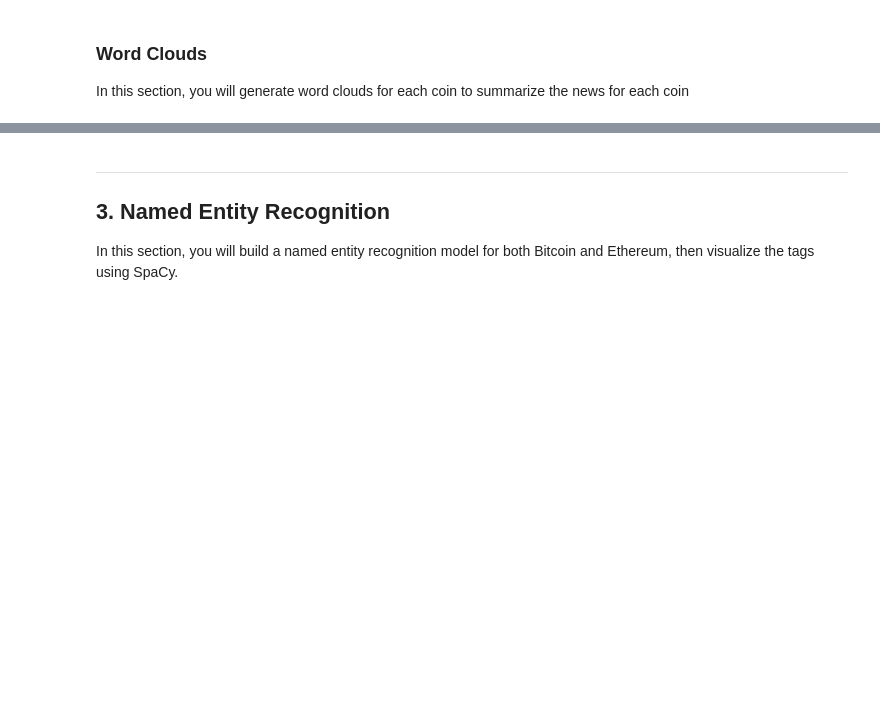
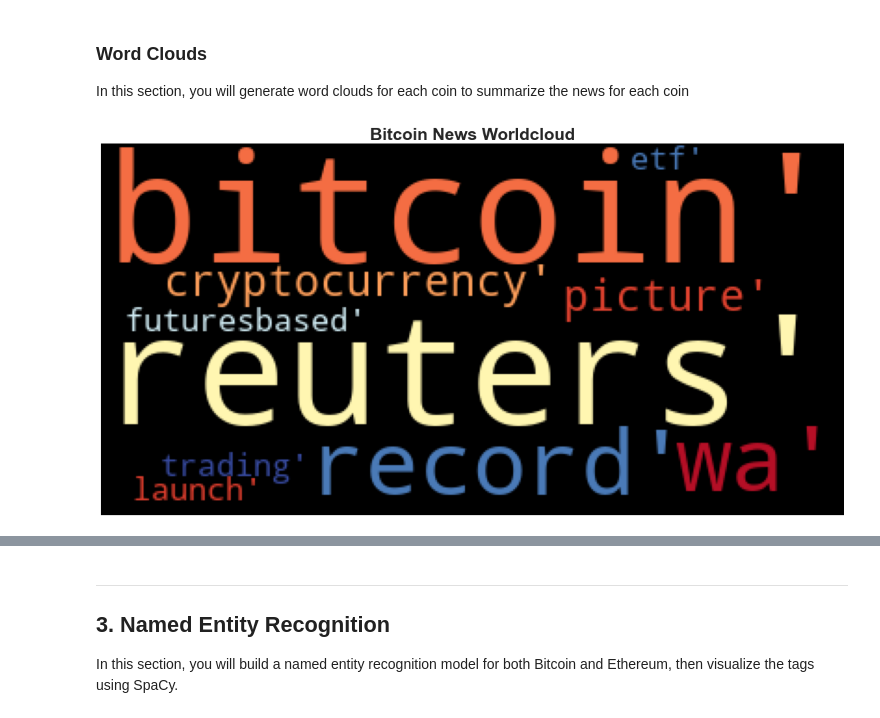
Before and after one commit to MoBerr/Tales-from-the-Crypto, a Jupyter notebook: Starter_Code/crypto_sentiment.ipynb, the cells around one changed output, grey strips where cells are left out. Cells and saved outputs as stored; diff of their text form; code cells hidden in the pictures; blank space fills up the shorter version.

```diff
--- a/Starter_Code/crypto_sentiment.ipynb
+++ b/Starter_Code/crypto_sentiment.ipynb
@@ -301,4 +318,6 @@ def token_count(tokens, N=3):
     return Counter(tokens).most_common(N)
 # %%
 # Use token_count to get the top 10 words for Bitcoin
-# YOUR CODE HERE!
+btc_all = tokenizer(bitcoin_df["text"].str.cat())
+result_top10_btc = token_count(btc_all, 10)
+print(result_top10_btc)
@@ -325,0 +346,13 @@ mpl.rcParams['figure.figsize'] = [20.0, 10.0]
+# %%
+# Generate the Bitcoin word cloud
+terms_list = str(result_top10_btc)
+
+# Create the word cloud
+wordcloud = WordCloud(colormap="RdYlBu").generate(terms_list)
+plt.imshow(wordcloud)
+plt.axis("off")
+fontdict = {"fontsize": 25, "fontweight": "bold"}
+plt.title("Bitcoin News Worldcloud", fontdict=fontdict)
+plt.show()
+# %% [output]
+[figure, added]
```
Also changed, not shown: parts of 18 cells of this notebook.
